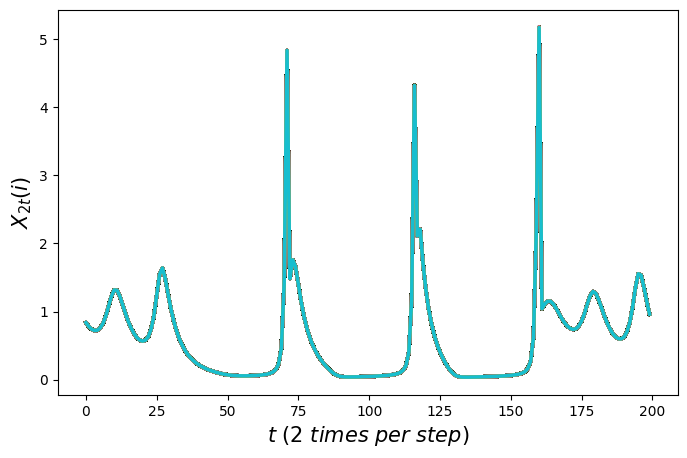
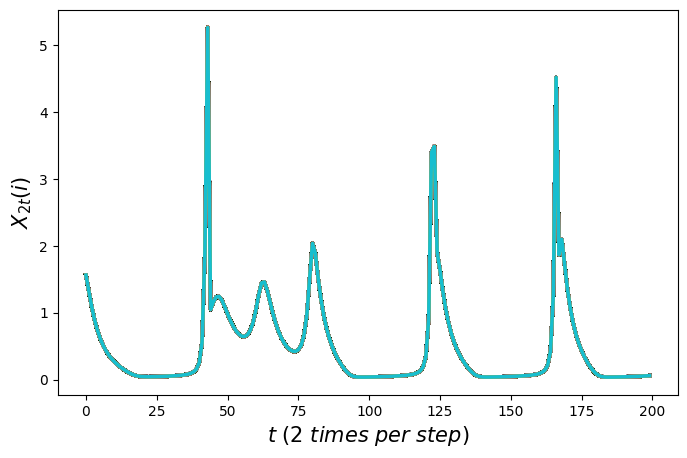
The notebook cell's code change between the first figure and the second:
--- before
+++ after
@@ -13,5 +13,5 @@
 plt.xlabel("$t$ $(2$ $times$ $per$ $step)$", fontsize=15)
 plt.ylabel("$X_{2t}(i)$", fontsize=15)
-filename = 'GP_Heterogeneity_Cuadratic_GCM_eps=0.4.png'
-plt.savefig(filename, dpi=300)
+#filename = 'GP_Heterogeneity_Cuadratic_GCM_eps=0.4.png'
+#plt.savefig(filename, dpi=300)
 plt.show()

Commit: Add files via upload